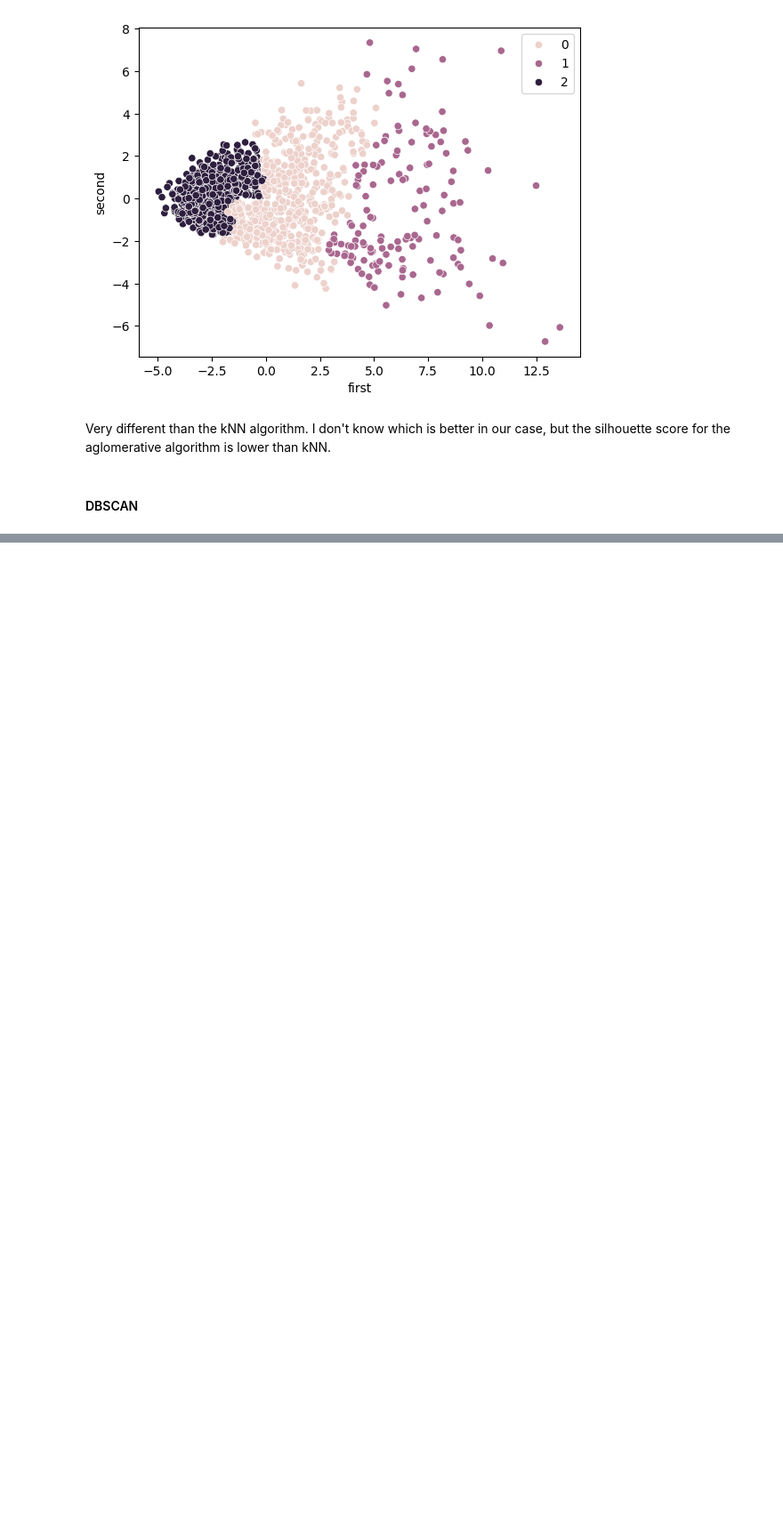
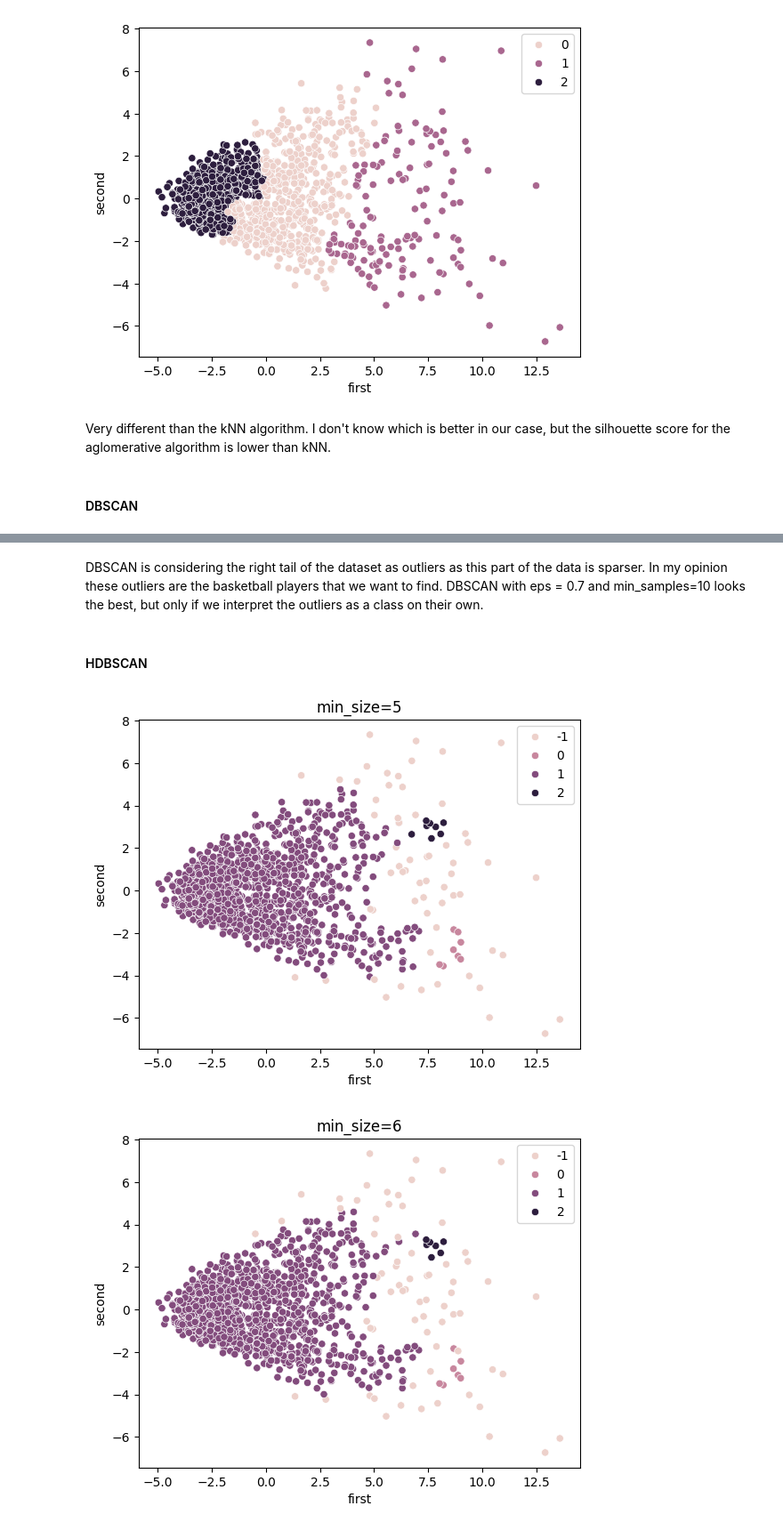
Before and after one commit to Dmmilchev/machine-learning-course, a Jupyter notebook: homeworks/basktetball_performance/solution.ipynb, the cells around one changed output, grey strips where cells are left out. Shown at 89% size. Cells and saved outputs as stored; diff of their text form; code cells hidden in the pictures; blank space fills up the shorter version.

```diff
--- a/homeworks/basktetball_performance/solution.ipynb
+++ b/homeworks/basktetball_performance/solution.ipynb
@@ -491,0 +507,15 @@ Very different than the kNN algorithm. I don't know which is better in our case,
+# %% [markdown]
+DBSCAN is considering the right tail of the dataset as outliers as this part of the data is sparser. In my opinion these outliers are the basketball players that we want to find. DBSCAN with eps = 0.7 and min_samples=10 looks the best, but only if we interpret the outliers as a class on their own.
+# %% [markdown]
+#### HDBSCAN
+# %%
+for min_size in range(5, 12):
+    hdbscan = HDBSCAN(min_cluster_size=min_size)
+    predictions = hdbscan.fit_predict(X_reduced)
+
+    plt.figure()
+    plt.title(f'{min_size=}')
+    sns.scatterplot(data=X_reduced, x='first', y='second', hue=predictions)
+# %% [output]
+[figure, added]
+[figure, added]
```
Also changed, not shown: parts of 11 cells of this notebook.
